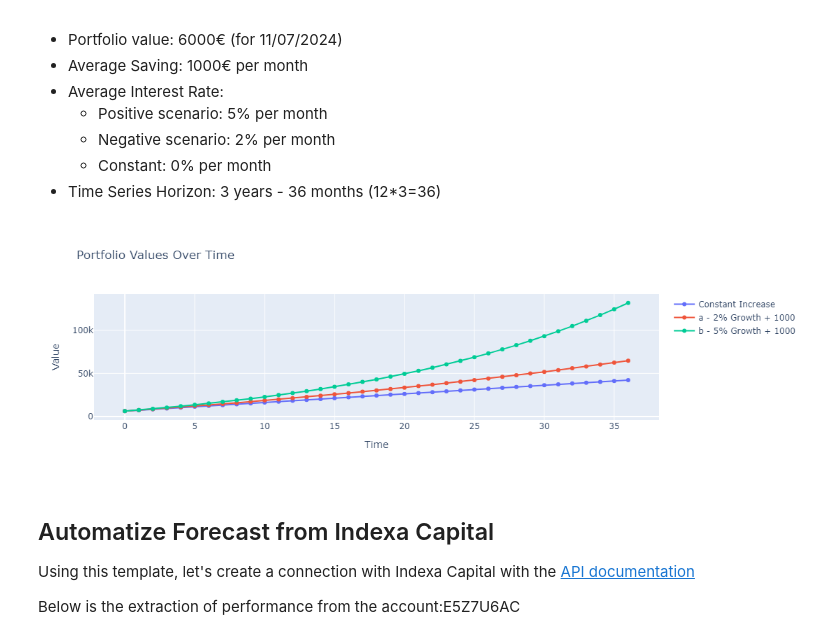
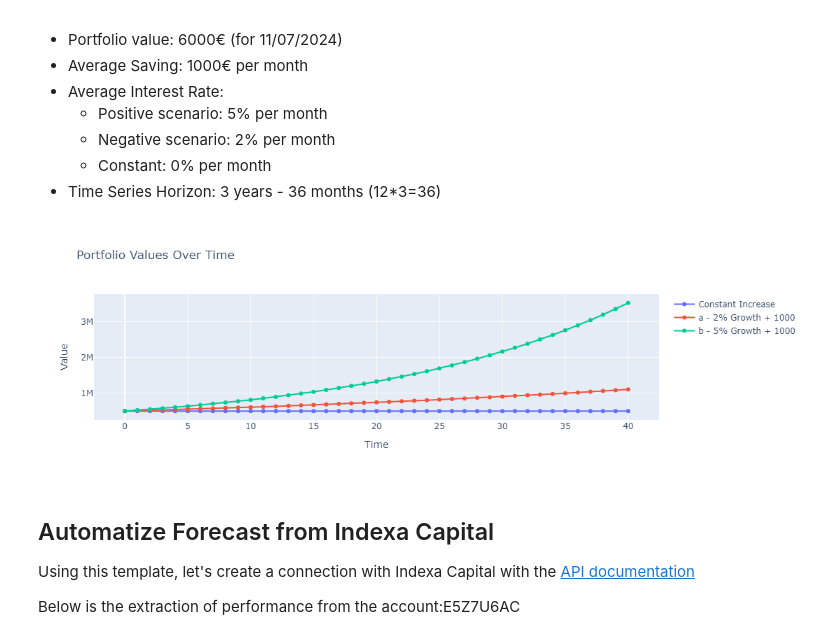
Before and after one commit to SebasSala1996/Financial_Tool, a Jupyter notebook: Investment Tool.ipynb, the cells around one changed output. Cells and saved outputs as stored; diff of their text form; code cells hidden in the pictures.

```diff
--- a/Investment Tool.ipynb
+++ b/Investment Tool.ipynb
@@ -22,8 +23,8 @@ Let's plot a generic forecast of the current value of the portfolio (11/07/2024)
     - Constant: 0% per month
 - Time Series Horizon: 3 years - 36 months (12*3=36)
 # %%
-T = 36
-current_d = 6201
+T = 40
+current_d = 500000
 
 # Initialize lists
 d = []
@@ -34,37 +35,37 @@ b = []
 current_value_d = current_d
 for t in range(T + 1):
     d.append(current_value_d)
-    current_value_d += 1000
+    current_value_d += 0
 
 # Populate a
 current_value_a = current_d
 for t in range(T + 1):
     a.append(current_value_a)
-    current_value_a = (current_value_a * 1.02) + 1000
+    current_value_a = (current_value_a * 1.02)
 
 # Populate b
 current_value_b = current_d
 for t in range(T + 1):
     b.append(current_value_b)
-    current_value_b = (current_value_b * 1.05) + 1000
+    current_value_b = (current_value_b * 1.05)
 
 # Create the interactive plot
 fig = go.Figure()
 
 fig.add_trace(go.Scatter(x=list(range(T + 1)), y=d, mode='lines+markers', name='Constant Increase', hoverinfo='x+y'))
 fig.add_trace(go.Scatter(x=list(range(T + 1)), y=a, mode='lines+markers', name='a - 2% Growth + 1000', hoverinfo='x+y'))
 fig.add_trace(go.Scatter(x=list(range(T + 1)), y=b, mode='lines+markers', name='b - 5% Growth + 1000', hoverinfo='x+y'))
 
 fig.update_layout(
     title="Portfolio Values Over Time",
     xaxis_title="Time",
     yaxis_title="Value",
     hovermode="x"
 )
 
 fig.show()
 # %% [output]
-[figure, old version]
+[figure, new version]
 # %% [markdown]
 ## Automatize Forecast from Indexa Capital
 
```
Also changed, not shown: parts of 4 cells of this notebook.
